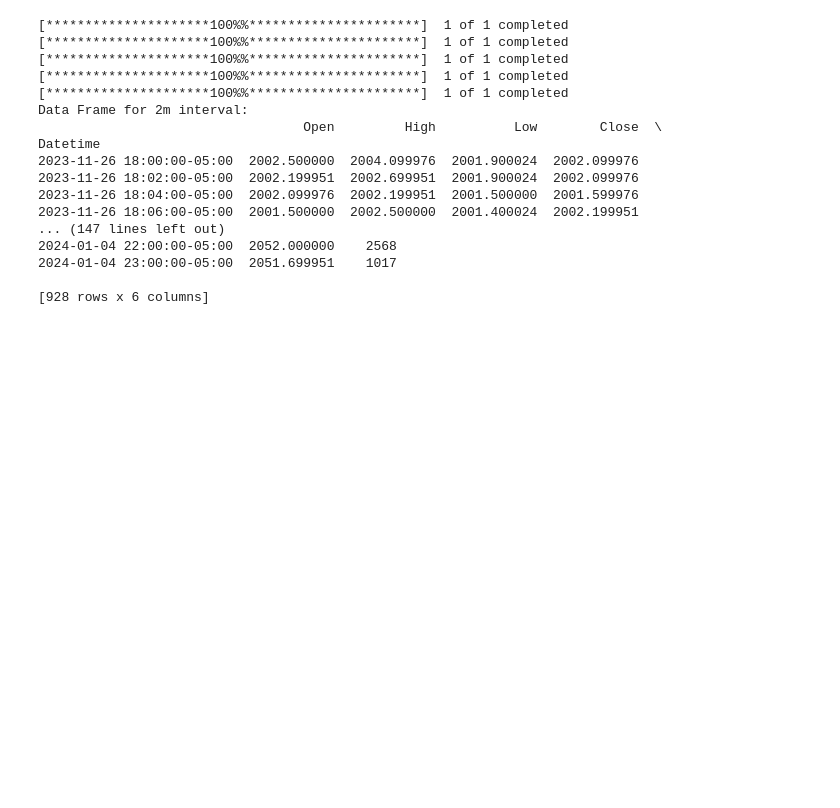
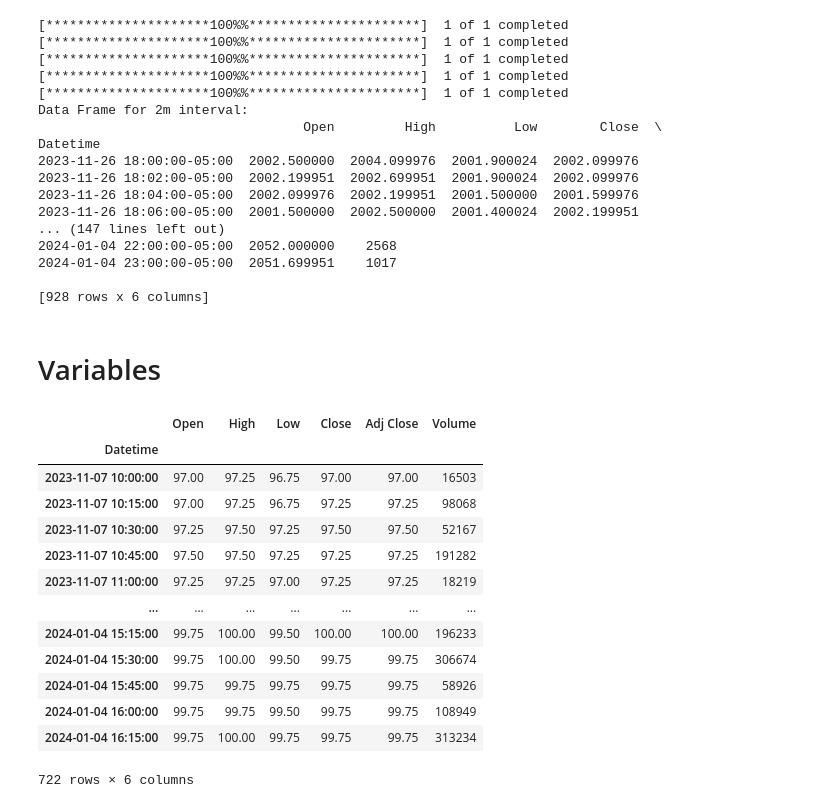
Before and after one commit to y-lims/DADS6003_Buy-Sell_Stock_Forecasting, a Jupyter notebook: medium_source.ipynb, the cells around one changed output. Saved outputs shown, nothing was run; the diff lists cells and outputs as text; code cells hidden in the pictures; blank space fills up the shorter version.

```diff
--- a/medium_source.ipynb
+++ b/medium_source.ipynb
@@ -510,0 +466,32 @@ gold = data_frame.to_csv('/Users/thanyalak/Desktop/FinalML/DADS6003_Buy-Sell_Sto
+# %% [markdown]
+# Variables
+# %%
+# # Main Stock
+# tisco = data_frames_TISCO
+# erw = data_frames_ERW
+# sprc = data_frames_SPRC
+
+# # Features
+# usd = data_frames_USDTHB
+# cnyx = data_frames_cnyx
+# set100 = data_frames_SET100
+# set50 = data_frames_SET50
+# gold = data_frames_gold
+
+
+data_frames_TISCO['15m']
+# %% [output]
+|  | Open | High | Low | Close | Adj Close | Volume |
+| Datetime |  |  |  |  |  |  |
+| 2023-11-07 10:00:00 | 97.00 | 97.25 | 96.75 | 97.00 | 97.00 | 16503 |
+| 2023-11-07 10:15:00 | 97.00 | 97.25 | 96.75 | 97.25 | 97.25 | 98068 |
+| 2023-11-07 10:30:00 | 97.25 | 97.50 | 97.25 | 97.50 | 97.50 | 52167 |
+| 2023-11-07 10:45:00 | 97.50 | 97.50 | 97.25 | 97.25 | 97.25 | 191282 |
+| 2023-11-07 11:00:00 | 97.25 | 97.25 | 97.00 | 97.25 | 97.25 | 18219 |
+| ... | ... | ... | ... | ... | ... | ... |
+| 2024-01-04 15:15:00 | 99.75 | 100.00 | 99.50 | 100.00 | 100.00 | 196233 |
+| 2024-01-04 15:30:00 | 99.75 | 100.00 | 99.50 | 99.75 | 99.75 | 306674 |
+| 2024-01-04 15:45:00 | 99.75 | 99.75 | 99.75 | 99.75 | 99.75 | 58926 |
+| 2024-01-04 16:00:00 | 99.75 | 99.75 | 99.50 | 99.75 | 99.75 | 108949 |
+| 2024-01-04 16:15:00 | 99.75 | 100.00 | 99.75 | 99.75 | 99.75 | 313234 |
+722 rows × 6 columns
```
Also changed, not shown: parts of 19 cells of this notebook, 14 other files.
